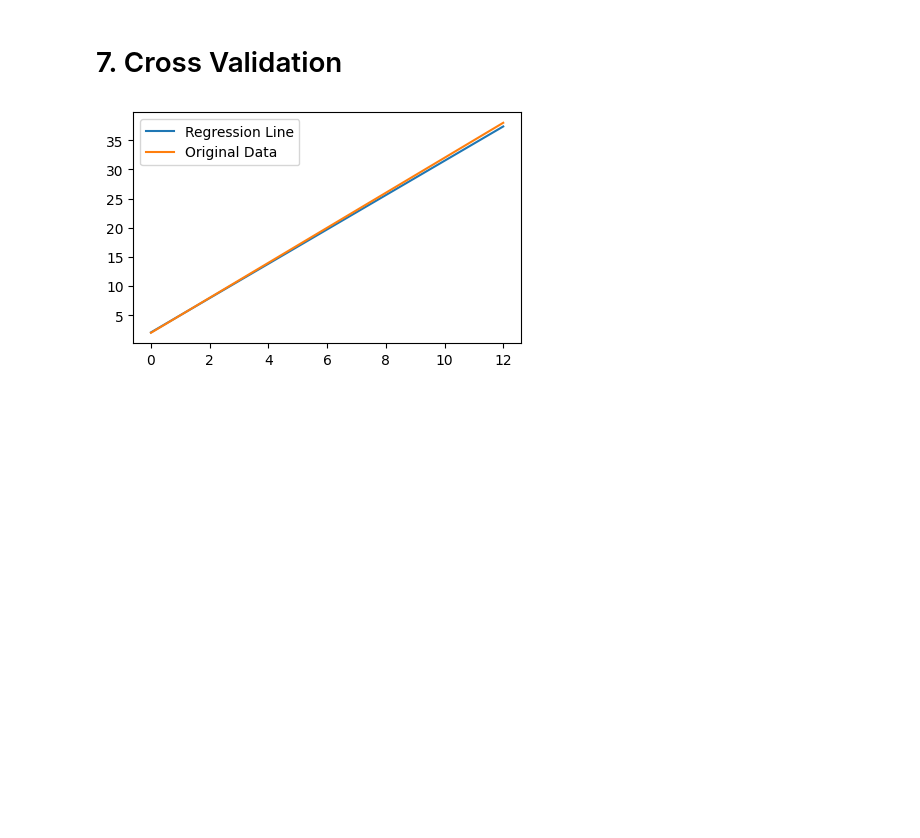
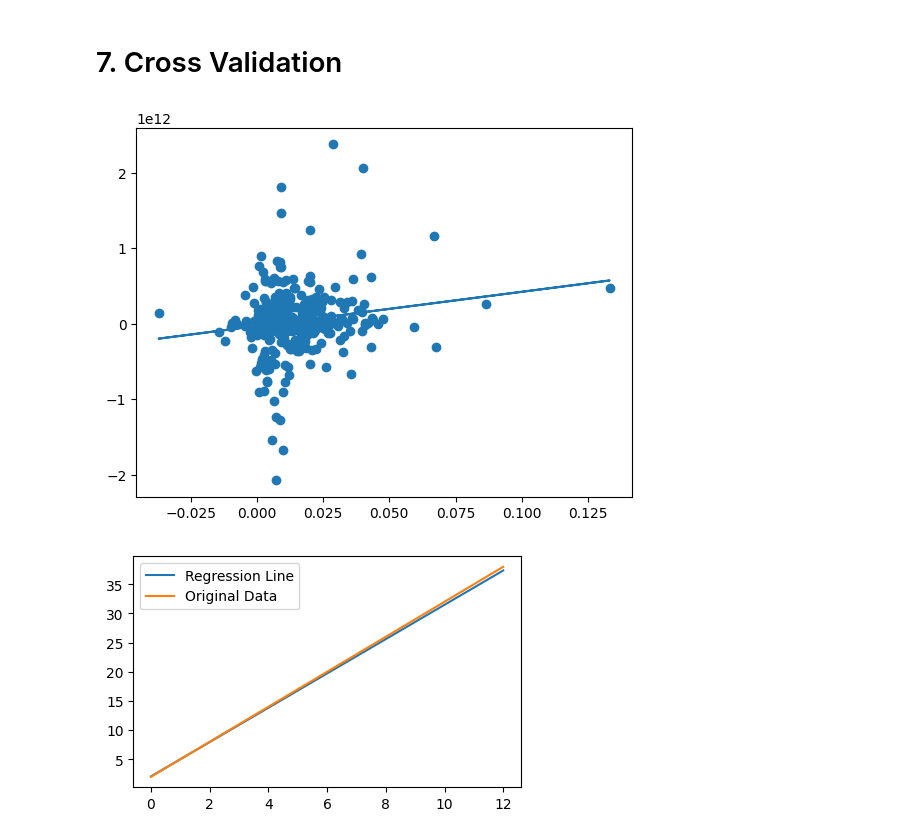
Before and after one commit to QuocKhang290603/Project-2025, a Jupyter notebook: create_model.ipynb, the cells around one changed output. Saved outputs shown, nothing was run; the diff lists cells and outputs as text; code cells hidden in the pictures; blank space fills up the shorter version.

```diff
--- a/create_model.ipynb
+++ b/create_model.ipynb
@@ -98,6 +98,15 @@ Notes:
 [1] Standard Errors assume that the covariance matrix of the errors is correctly specified.
 # %% [markdown]
 # 7. Cross Validation
+# %%
+X_new_with_const = sm.add_constant(data['ROE'])
+y_predict= model.predict(X_new_with_const)
+
+plt.plot(data['ROE'],y_predict)
+plt.scatter(data['ROE'],data['target'])
+plt.show()
+# %% [output]
+[figure, added]
 # %%
 # Dự đoán
 X_new = np.linspace(0, 12, 10)  # Tạo giá trị mới để dự đoán
```
Also changed, not shown: parts of 1 cell of this notebook.
